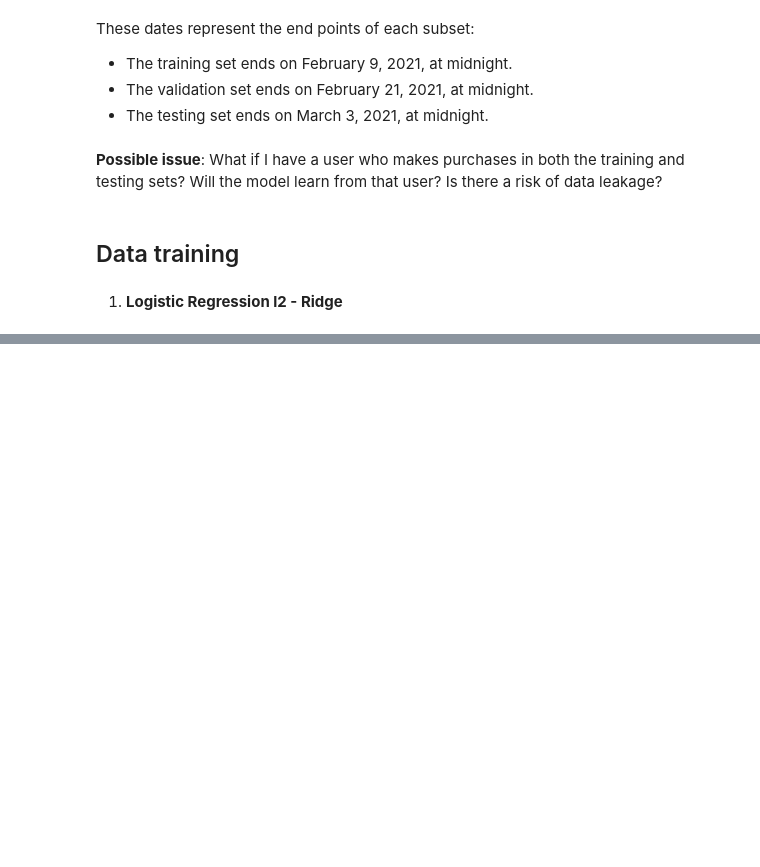
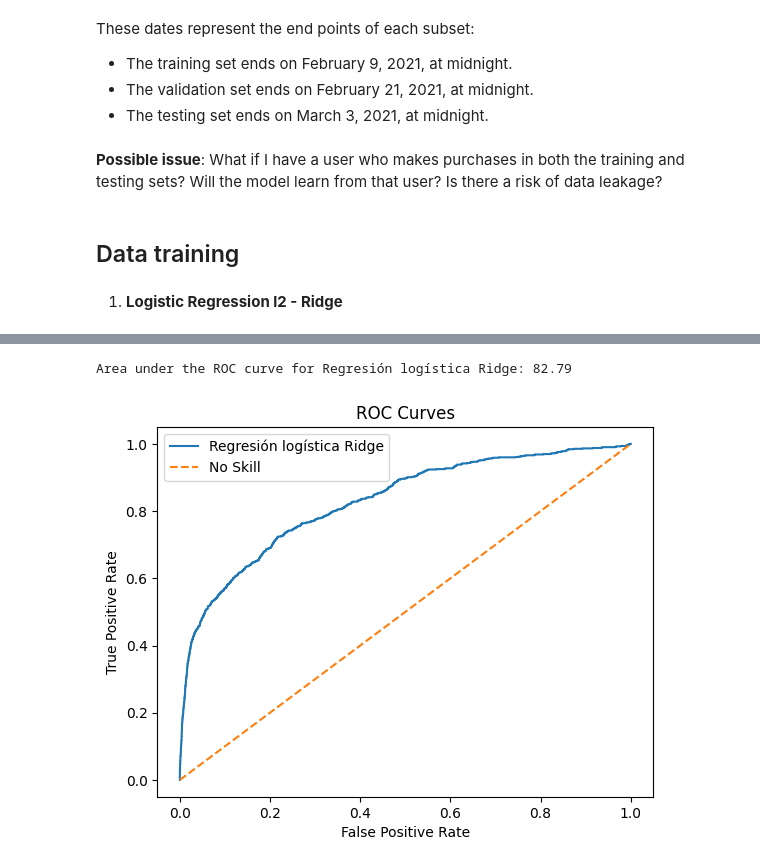
Before and after one commit to oscarperezbaztan/zrive-ds, a Jupyter notebook: src/module_3/model_selection.ipynb, the cells around one changed output, grey strips where cells are left out. Cells and saved outputs as stored; diff of their text form; code cells hidden in the pictures; blank space fills up the shorter version.

```diff
--- a/src/module_3/model_selection.ipynb
+++ b/src/module_3/model_selection.ipynb
@@ -336,3 +338,5 @@ To optimize the model, we aim to find the highest F1-score due to three main rea
+# %%
+score = metrics.make_scorer(metrics.average_precision_score, greater_is_better=True,needs_threshold=True)
 # %%
 pipe = Pipeline([
     ('preprocessor', column_transformer),
@@ -345,7 +349,7 @@ reg_values = np.geomspace(0.00001, 1e+4, num=10)
 parameters = {'reg__C': 1.0/reg_values}
 
 gridsearch = GridSearchCV(pipe, parameters,
-                          scoring='f1',
+                          scoring=score,
                           return_train_score=True)
 
 gridsearch.fit(X_train, y_train)
@@ -442,0 +394,4 @@ El Fscore en test del mejor modelo es 12.92
+# %%
+best_estimator = gridsearch.best_estimator_
+print('The best lambda value is:', 1/best_estimator['reg'].C)
+evaluate_classifier(best_estimator, X_val, y_val)
@@ -442,0 +448,5 @@ El Fscore en test del mejor modelo es 12.92
+# %%
+plot_ROC_curve([best_estimator], X_val, y_val, ['Regresión logística Ridge'])
+# %% [output]
+Area under the ROC curve for Regresión logística Ridge: 82.79
+[figure, added]
```
Also changed, not shown: parts of 38 cells of this notebook, 1 other file.
